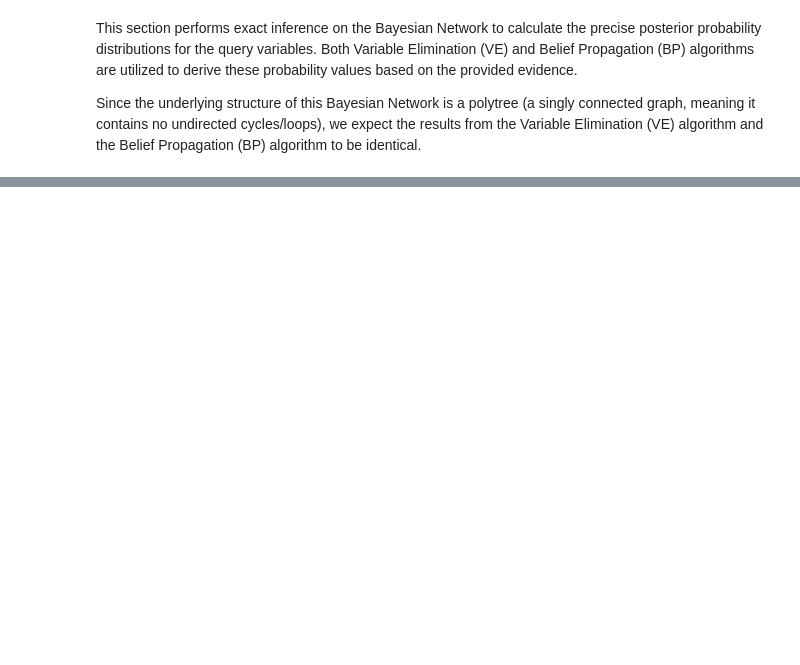
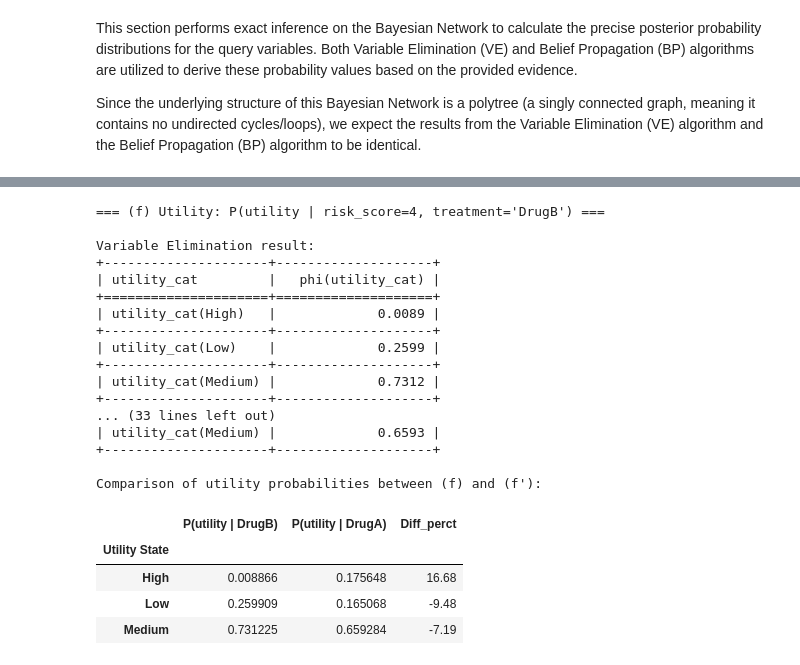
Before and after one commit to PFans-201/ML_cardiovasc_disease, a Jupyter notebook: milestones/M3/M3_G14.ipynb, the cells around one changed output, grey strips where cells are left out. Cells and saved outputs as stored; diff of their text form; code cells hidden in the pictures; blank space fills up the shorter version.

```diff
--- a/milestones/M3/M3_G14.ipynb
+++ b/milestones/M3/M3_G14.ipynb
@@ -764,0 +898,58 @@ Variable Elimination result:
+# %%
+# f) Utility with risk score and treatment
+
+print("\n=== (f) Utility: P(utility | risk_score=4, treatment='DrugB') ===")
+
+q_f_ve = ve.query(variables=['utility_cat'], evidence={'risk_score': 4, 'treatment': 'DrugB'})
+q_f_bp = bp.query(variables=['utility_cat'], evidence={'risk_score': 4, 'treatment': 'DrugB'})
+
+print("\nVariable Elimination result:")
+print(q_f_ve)
+print("\nBelief Propagation result:")
+print(q_f_bp)
+
+# f') Utility with risk score and DrugA
+print("\n=== (f') Utility: P(utility | risk_score=4, treatment='DrugA') ===")
+q_f2_ve = ve.query(variables=['utility_cat'], evidence={'risk_score': 4, 'treatment': 'DrugA'})
+q_f2_bp = bp.query(variables=['utility_cat'], evidence={'risk_score': 4, 'treatment': 'DrugA'})
+print("\nVariable Elimination result:")
+print(q_f2_ve)
+print("\nBelief Propagation result:")
+print(q_f2_bp)
+
+# Compare utility probabilities between (f) and (f') in a dataframe
+utility_probs_f = q_f_ve.values
+utility_probs_f2 = q_f2_ve.values
+utility_states = q_f_ve.state_names['utility_cat']
+comparison_df = pd.DataFrame({
+    'Utility State': utility_states,
+    'P(utility | DrugB)': utility_probs_f,
+    'P(utility | DrugA)': utility_probs_f2,
+    'Diff_perct': ((utility_probs_f2 - utility_probs_f) * 100).round(2)
+})
+print("\nComparison of utility probabilities between (f) and (f'):")
+comparison_df.set_index('Utility State', inplace=True) # set utility state as index
+display(comparison_df)
+# %% [output]
+=== (f) Utility: P(utility | risk_score=4, treatment='DrugB') ===
+
+Variable Elimination result:
++---------------------+--------------------+
+| utility_cat         |   phi(utility_cat) |
++=====================+====================+
+| utility_cat(High)   |             0.0089 |
++---------------------+--------------------+
+| utility_cat(Low)    |             0.2599 |
++---------------------+--------------------+
+| utility_cat(Medium) |             0.7312 |
++---------------------+--------------------+
+... (33 lines left out)
+| utility_cat(Medium) |             0.6593 |
++---------------------+--------------------+
+
+Comparison of utility probabilities between (f) and (f'):
+|  | P(utility | DrugB) | P(utility | DrugA) | Diff_perct |
+| Utility State |  |  |  |
+| High | 0.008866 | 0.175648 | 16.68 |
+| Low | 0.259909 | 0.165068 | -9.48 |
+| Medium | 0.731225 | 0.659284 | -7.19 |
```
Also changed, not shown: parts of 83 cells of this notebook, 10 other files.
